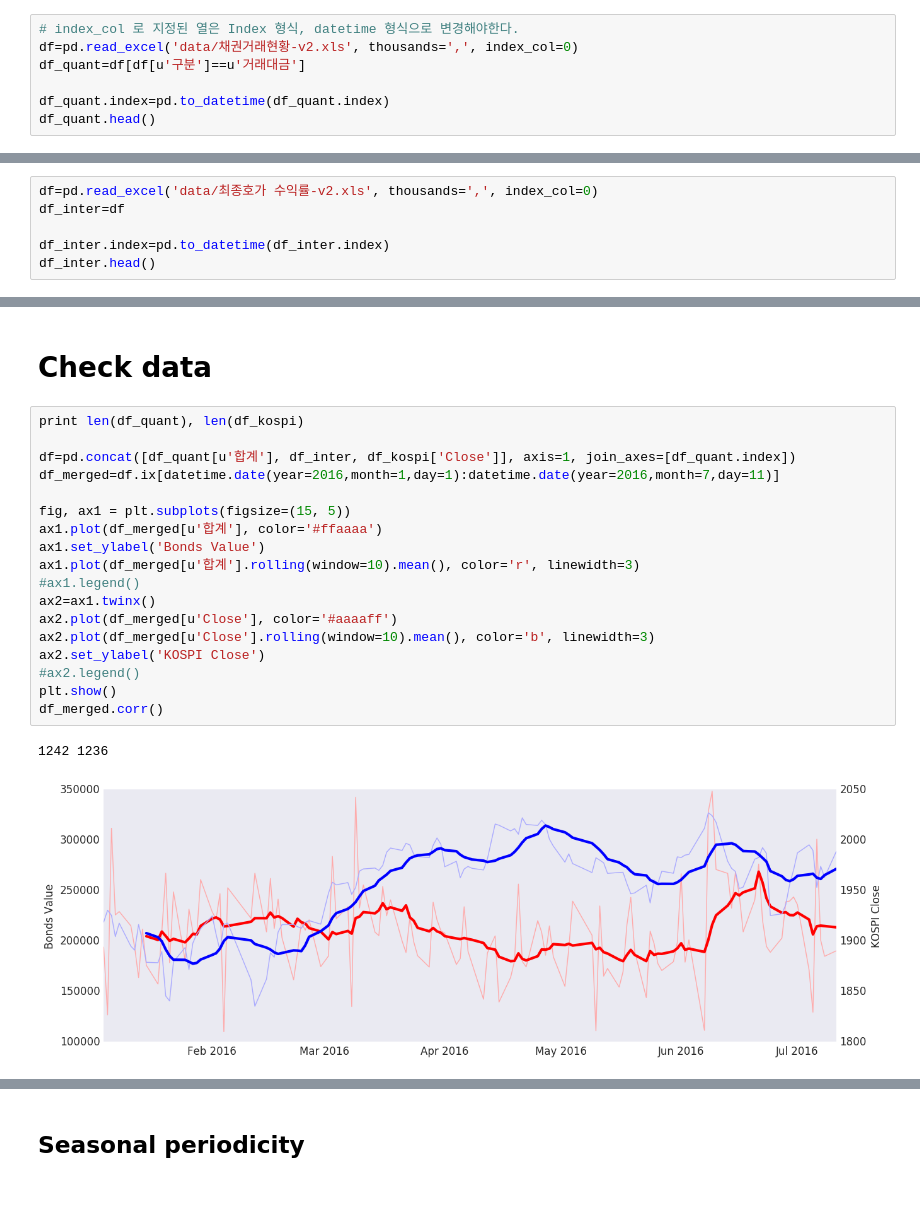
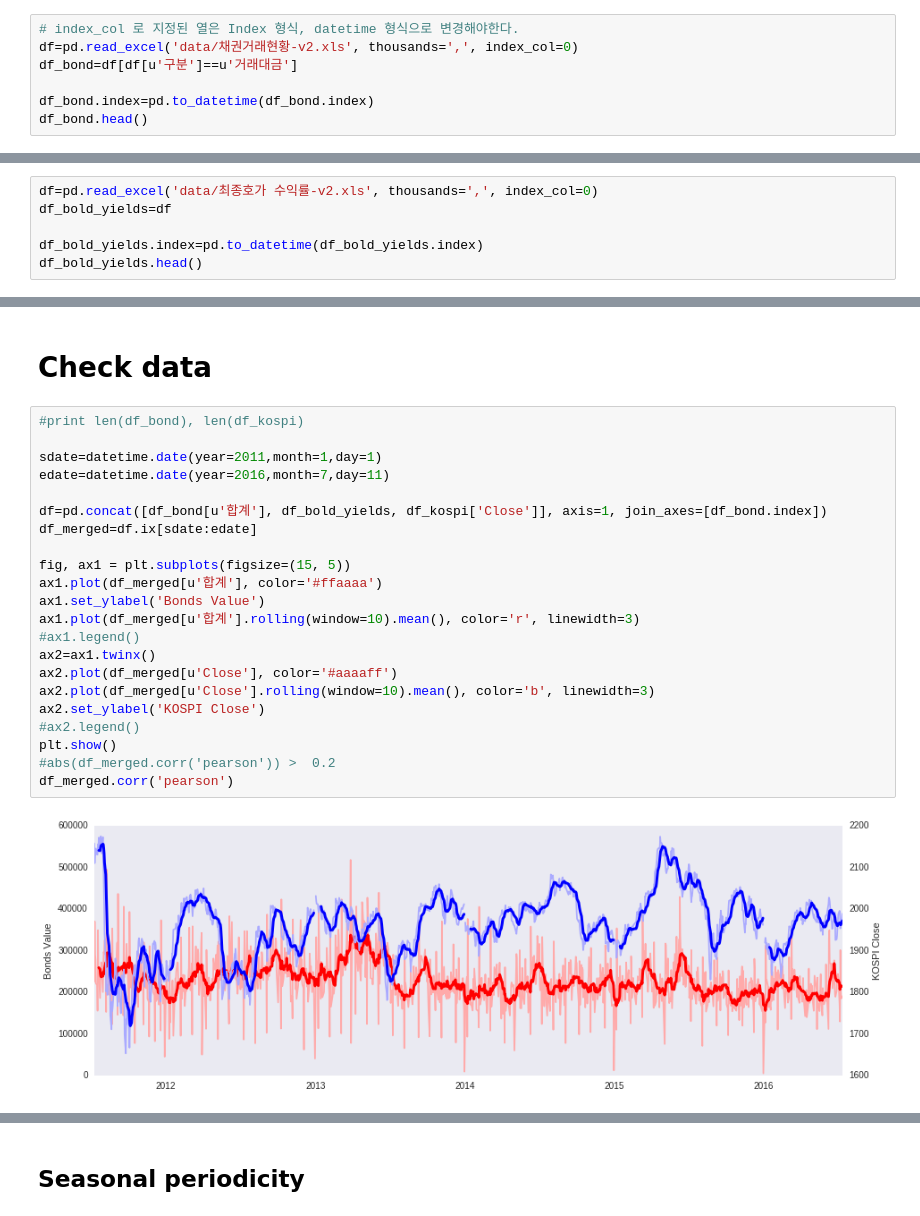
Before and after one commit to tohichoi/ecos, a Jupyter notebook: ecos.ipynb, the cells around one changed output, grey strips where cells are left out. Cells and saved outputs as stored; diff of their text form.

```diff
--- a/ecos.ipynb
+++ b/ecos.ipynb
@@ -27,10 +29,10 @@ sns.set_style("dark")
 # %%
 # index_col 로 지정된 열은 Index 형식, datetime 형식으로 변경해야한다.
 df=pd.read_excel('data/채권거래현황-v2.xls', thousands=',', index_col=0)
-df_quant=df[df[u'구분']==u'거래대금']
+df_bond=df[df[u'구분']==u'거래대금']
 
-df_quant.index=pd.to_datetime(df_quant.index)
-df_quant.head()
+df_bond.index=pd.to_datetime(df_bond.index)
+df_bond.head()
 # %% [output]
 |  | 구분 | 국채 | 지방채 | 특수채 | 통안증권 | 은행채 | 기타금융채 | 회사채 | ABS | 합계 |
 | 거래일 |  |  |  |  |  |  |  |  |  |  |
@@ -43,10 +45,10 @@ df_quant.head()
 # 채권 금리(최종호가 수익률)
 # %%
 df=pd.read_excel('data/최종호가 수익률-v2.xls', thousands=',', index_col=0)
-df_inter=df
+df_bold_yields=df
 
-df_inter.index=pd.to_datetime(df_inter.index)
-df_inter.head()
+df_bold_yields.index=pd.to_datetime(df_bold_yields.index)
+df_bold_yields.head()
 # %% [output]
 |  | 국고채권(3년) | 국고채권(5년) | 통안증권(1년) | 회사채(무보증3년)AA- | 회사채(무보증3년)BBB- | CD(91일) |
 | 일자 |  |  |  |  |  |  |
@@ -77,24 +79,27 @@ else:
 # %% [markdown]
 # Check data
 # %%
-print len(df_quant), len(df_kospi)
+#print len(df_bond), len(df_kospi)
 
-df=pd.concat([df_quant[u'합계'], df_inter, df_kospi['Close']], axis=1, join_axes=[df_quant.index])
-df_merged=df.ix[datetime.date(year=2016,month=1,day=1):datetime.date(year=2016,month=7,day=11)]
+sdate=datetime.date(year=2011,month=1,day=1)
+edate=datetime.date(year=2016,month=7,day=11)
+
+df=pd.concat([df_bond[u'합계'], df_bold_yields, df_kospi['Close']], axis=1, join_axes=[df_bond.index])
+df_merged=df.ix[sdate:edate]
 
 fig, ax1 = plt.subplots(figsize=(15, 5))
 ax1.plot(df_merged[u'합계'], color='#ffaaaa')
 ax1.set_ylabel('Bonds Value')
 ax1.plot(df_merged[u'합계'].rolling(window=10).mean(), color='r', linewidth=3)
 #ax1.legend()
 ax2=ax1.twinx()
 ax2.plot(df_merged[u'Close'], color='#aaaaff')
 ax2.plot(df_merged[u'Close'].rolling(window=10).mean(), color='b', linewidth=3)
 ax2.set_ylabel('KOSPI Close')
 #ax2.legend()
 plt.show()
-df_merged.corr()
+#abs(df_merged.corr('pearson')) >  0.2
+df_merged.corr('pearson')
 # %% [output]
-1242 1236
-[figure, old version]
+[figure, new version]
 |  | 합계 | 국고채권(3년) | 국고채권(5년) | 통안증권(1년) | 회사채(무보증3년)AA- | 회사채(무보증3년)BBB- | CD(91일) | Close |
```
Also changed, not shown: parts of 5 cells of this notebook.
